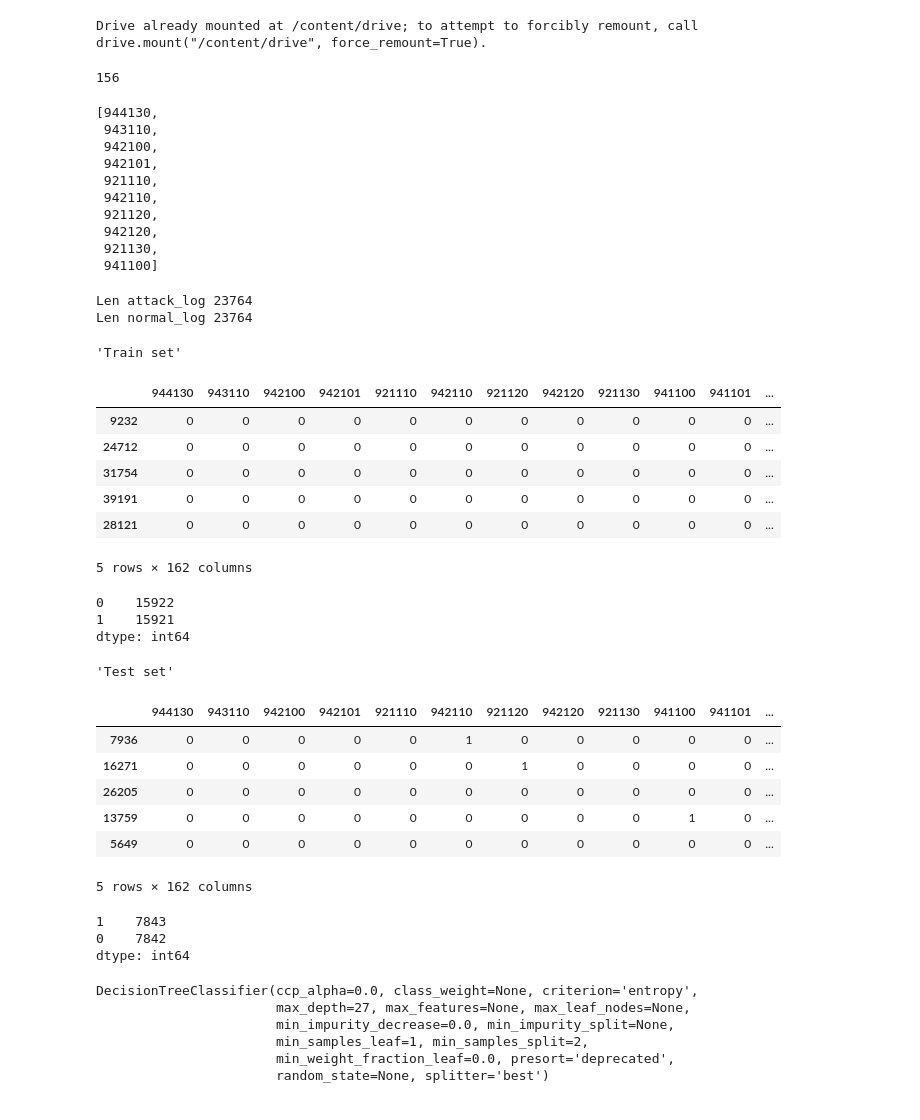
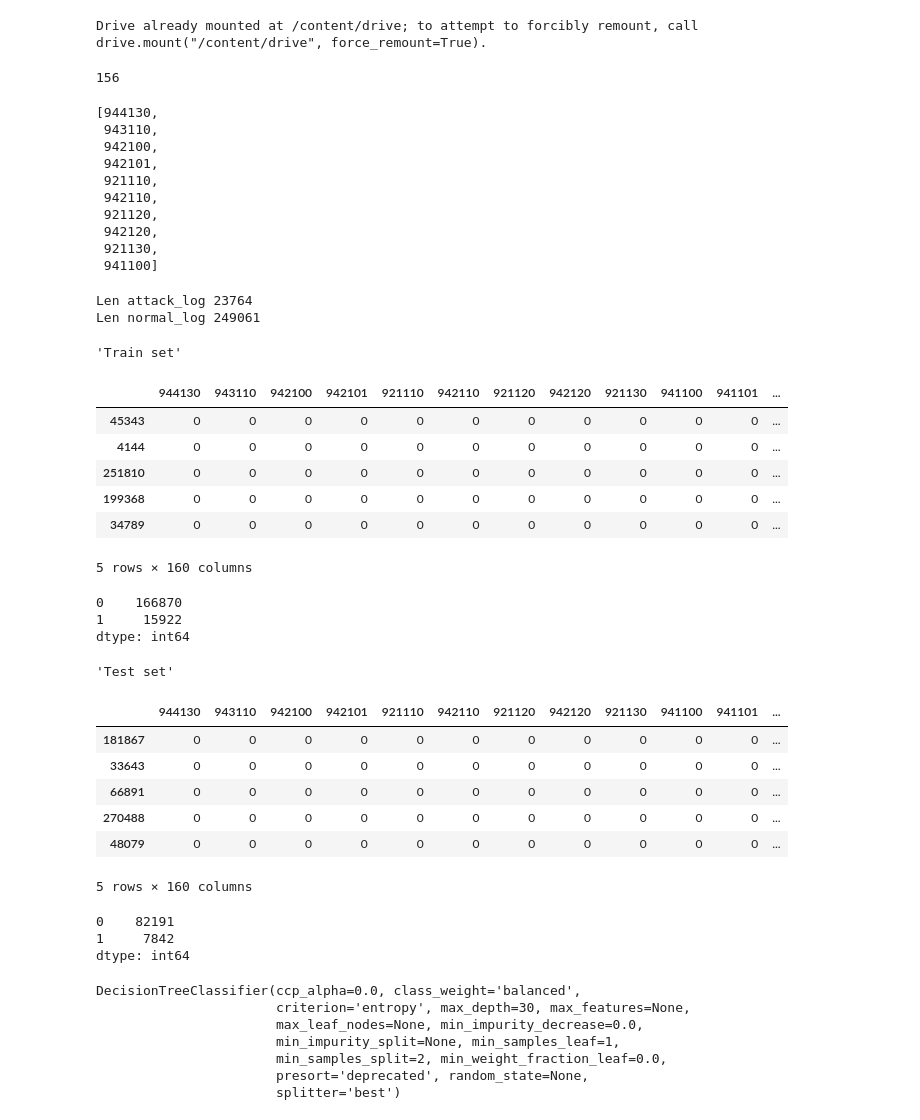
Before and after one commit to ngoctint1lvc/waf, a Jupyter notebook: ml-model/train.ipynb, the cells around one changed output. Saved outputs shown, nothing was run; the diff lists cells and outputs as text; code cells hidden in the pictures.

```diff
--- a/ml-model/train.ipynb
+++ b/ml-model/train.ipynb
@@ -41,7 +41,7 @@ for item in normal_log:
 display(len(all_rules), list(all_rules)[:10])
 
 random.seed(2)
-normal_log = random.sample(normal_log, len(attack_log))
+# normal_log = random.sample(normal_log, round(len(attack_log)*5))
 
 print("Len attack_log", len(attack_log))
 print("Len normal_log", len(normal_log))
@@ -58,7 +58,7 @@ print("Len normal_log", len(normal_log))
  921130,
  941100]
 Len attack_log 23764
-Len normal_log 23764
+Len normal_log 249061
 # %%
 from sklearn.model_selection import train_test_split
 
@@ -78,55 +78,59 @@ def transform_log_item(item):
     return transformed_data
 
 cleaned_attack_log = [transform_log_item(x) for x in attack_log]
 cleaned_normal_log = [transform_log_item(x) for x in normal_log]
 
 def format_data(logs):
   # convert request_method using one hot encoding
   df = pd.DataFrame(logs)
   temp = pd.get_dummies(df["request_method"], prefix="request_method")
   return pd.concat([df, temp], axis=1).drop(["request_method"], axis=1)
 
 
 X = format_data(cleaned_attack_log + cleaned_normal_log)
+# drop some stupid rule
+# 920272, 920273: Validate byte range rules
+X = X.drop(columns=['920272', '920273'])
+
 Y = pd.Series([1]*len(cleaned_attack_log) + [0]*len(cleaned_normal_log))
 
 X_train, X_test, Y_train, Y_test = train_test_split(X, Y, test_size=0.33, random_state=1, stratify=Y)
 
 display("Train set")
 display(pd.concat([X_train.head(), pd.DataFrame({"is_attack": Y_train.head()})], axis=1))
 display(Y_train.value_counts())
 
 display("Test set")
 display(pd.concat([X_test.head(), pd.DataFrame({"is_attack": Y_test.head()})], axis=1))
 display(Y_test.value_counts())
 # %% [output]
 'Train set'
 |  | 944130 | 943110 | 942100 | 942101 | 921110 | 942110 | 921120 | 942120 | 921130 | 941100 | 941101 | ... |
-| 9232 | 0 | 0 | 0 | 0 | 0 | 0 | 0 | 0 | 0 | 0 | 0 | ... |
-| 24712 | 0 | 0 | 0 | 0 | 0 | 0 | 0 | 0 | 0 | 0 | 0 | ... |
-| 31754 | 0 | 0 | 0 | 0 | 0 | 0 | 0 | 0 | 0 | 0 | 0 | ... |
-| 39191 | 0 | 0 | 0 | 0 | 0 | 0 | 0 | 0 | 0 | 0 | 0 | ... |
-| 28121 | 0 | 0 | 0 | 0 | 0 | 0 | 0 | 0 | 0 | 0 | 0 | ... |
+| 45343 | 0 | 0 | 0 | 0 | 0 | 0 | 0 | 0 | 0 | 0 | 0 | ... |
+| 4144 | 0 | 0 | 0 | 0 | 0 | 0 | 0 | 0 | 0 | 0 | 0 | ... |
+| 251810 | 0 | 0 | 0 | 0 | 0 | 0 | 0 | 0 | 0 | 0 | 0 | ... |
+| 199368 | 0 | 0 | 0 | 0 | 0 | 0 | 0 | 0 | 0 | 0 | 0 | ... |
+| 34789 | 0 | 0 | 0 | 0 | 0 | 0 | 0 | 0 | 0 | 0 | 0 | ... |
-5 rows × 162 columns
+5 rows × 160 columns
-0    15922
-1    15921
+0    166870
+1     15922
 dtype: int64
 'Test set'
 |  | 944130 | 943110 | 942100 | 942101 | 921110 | 942110 | 921120 | 942120 | 921130 | 941100 | 941101 | ... |
-| 7936 | 0 | 0 | 0 | 0 | 0 | 1 | 0 | 0 | 0 | 0 | 0 | ... |
-| 16271 | 0 | 0 | 0 | 0 | 0 | 0 | 1 | 0 | 0 | 0 | 0 | ... |
-| 26205 | 0 | 0 | 0 | 0 | 0 | 0 | 0 | 0 | 0 | 0 | 0 | ... |
-| 13759 | 0 | 0 | 0 | 0 | 0 | 0 | 0 | 0 | 0 | 1 | 0 | ... |
-| 5649 | 0 | 0 | 0 | 0 | 0 | 0 | 0 | 0 | 0 | 0 | 0 | ... |
+| 181867 | 0 | 0 | 0 | 0 | 0 | 0 | 0 | 0 | 0 | 0 | 0 | ... |
+| 33643 | 0 | 0 | 0 | 0 | 0 | 0 | 0 | 0 | 0 | 0 | 0 | ... |
+| 66891 | 0 | 0 | 0 | 0 | 0 | 0 | 0 | 0 | 0 | 0 | 0 | ... |
+| 270488 | 0 | 0 | 0 | 0 | 0 | 0 | 0 | 0 | 0 | 0 | 0 | ... |
+| 48079 | 0 | 0 | 0 | 0 | 0 | 0 | 0 | 0 | 0 | 0 | 0 | ... |
-5 rows × 162 columns
+5 rows × 160 columns
-1    7843
-0    7842
+0    82191
+1     7842
 dtype: int64
 # %%
 from sklearn.tree import DecisionTreeClassifier
 from sklearn.model_selection import GridSearchCV
 
-tree_clf = DecisionTreeClassifier(criterion="entropy", max_depth=27)
+tree_clf = DecisionTreeClassifier(criterion="entropy", max_depth=30, class_weight='balanced')
 # tree_clf = GridSearchCV(tree_clf, {
 #     'max_depth': range(25, 35)
 # }, cv=5)
@@ -135,12 +139,13 @@ tree_clf.fit(X_train, Y_train)
 # tree_clf = tree_clf.best_estimator_
 display(tree_clf)
 # %% [output]
-DecisionTreeClassifier(ccp_alpha=0.0, class_weight=None, criterion='entropy',
-                       max_depth=27, max_features=None, max_leaf_nodes=None,
-                       min_impurity_decrease=0.0, min_impurity_split=None,
-                       min_samples_leaf=1, min_samples_split=2,
-                       min_weight_fraction_leaf=0.0, presort='deprecated',
-                       random_state=None, splitter='best')
+DecisionTreeClassifier(ccp_alpha=0.0, class_weight='balanced',
+                       criterion='entropy', max_depth=30, max_features=None,
+                       max_leaf_nodes=None, min_impurity_decrease=0.0,
+                       min_impurity_split=None, min_samples_leaf=1,
+                       min_samples_split=2, min_weight_fraction_leaf=0.0,
+                       presort='deprecated', random_state=None,
+                       splitter='best')
 # %%
 from sklearn.tree import export_graphviz
 from subprocess import check_call
```
Also changed, not shown: parts of 7 cells of this notebook, 27 other files.
